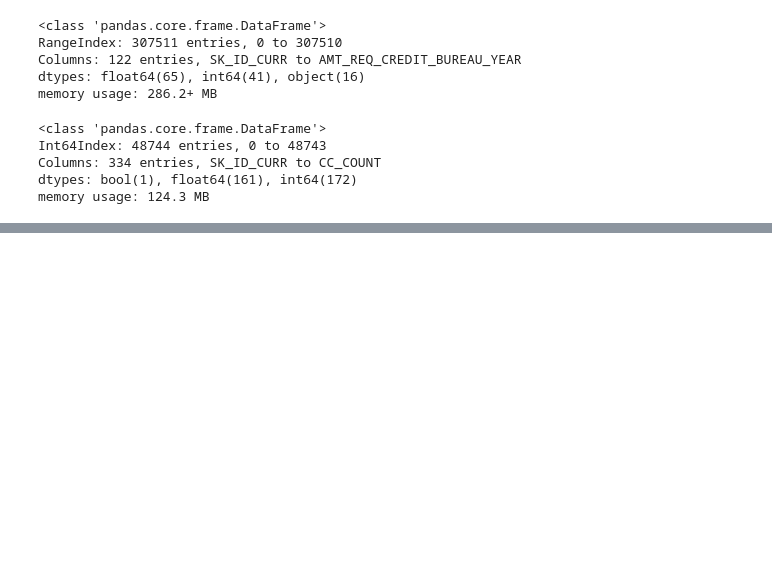
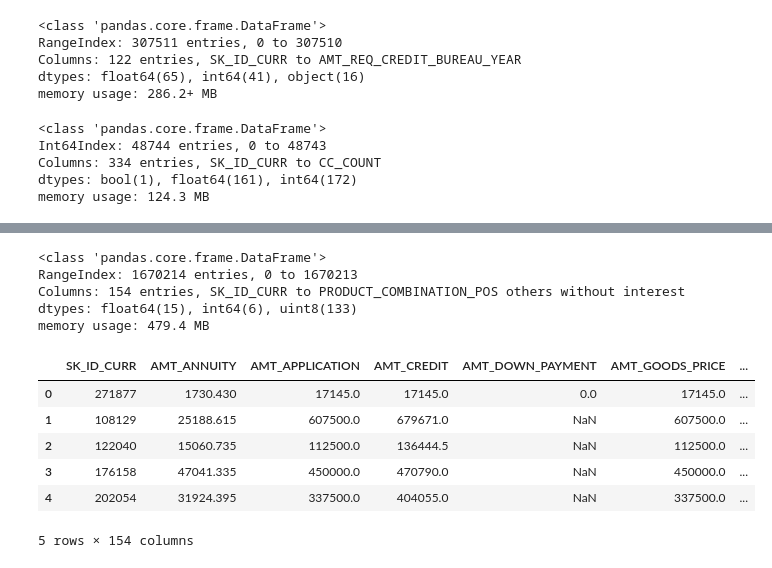
Before and after one commit to LegalEd/unbankedcredit, a Jupyter notebook: Feature engineering.ipynb, the cells around one changed output, grey strips where cells are left out. Saved outputs shown, nothing was run; the diff lists cells and outputs as text; code cells hidden in the pictures; blank space fills up the shorter version.

```diff
--- a/Feature engineering.ipynb
+++ b/Feature engineering.ipynb
@@ -337,0 +547,18 @@ NameError: name 'positive_correlation' is not defined
+# %%
+previous.info()
+# %% [output]
+<class 'pandas.core.frame.DataFrame'>
+RangeIndex: 1670214 entries, 0 to 1670213
+Columns: 154 entries, SK_ID_CURR to PRODUCT_COMBINATION_POS others without interest
+dtypes: float64(15), int64(6), uint8(133)
+memory usage: 479.4 MB
+# %%
+previous.head()
+# %% [output]
+|  | SK_ID_CURR | AMT_ANNUITY | AMT_APPLICATION | AMT_CREDIT | AMT_DOWN_PAYMENT | AMT_GOODS_PRICE | ... |
+| 0 | 271877 | 1730.430 | 17145.0 | 17145.0 | 0.0 | 17145.0 | ... |
+| 1 | 108129 | 25188.615 | 607500.0 | 679671.0 | NaN | 607500.0 | ... |
+| 2 | 122040 | 15060.735 | 112500.0 | 136444.5 | NaN | 112500.0 | ... |
+| 3 | 176158 | 47041.335 | 450000.0 | 470790.0 | NaN | 450000.0 | ... |
+| 4 | 202054 | 31924.395 | 337500.0 | 404055.0 | NaN | 337500.0 | ... |
+5 rows × 154 columns
```
Also changed, not shown: parts of 44 cells of this notebook, 1 other file.
